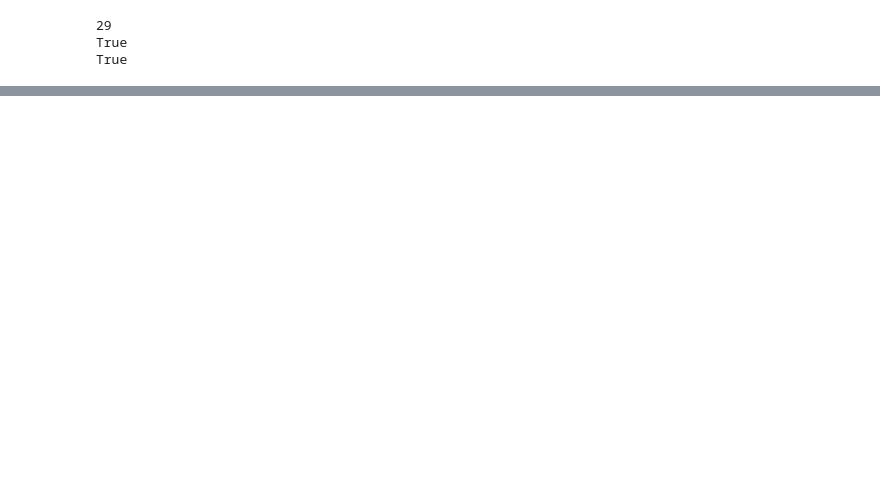
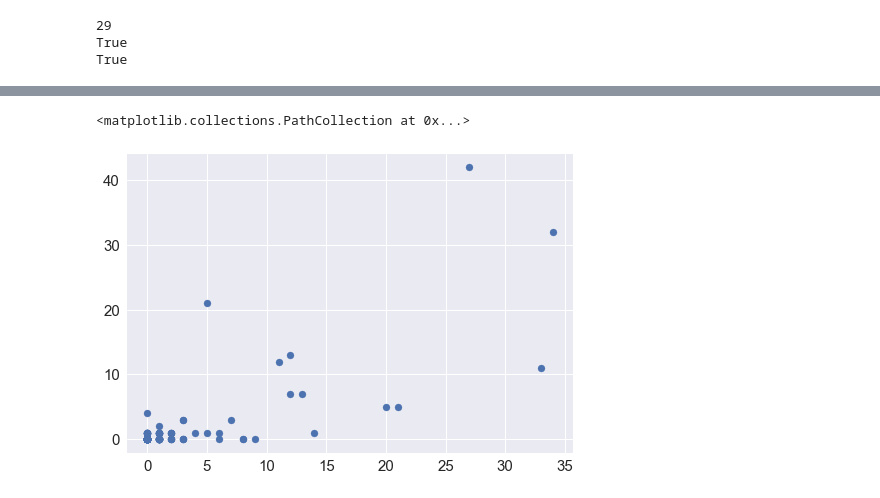
Before and after one commit to dallascard/terrorism, a Jupyter notebook: explore_articles.ipynb, the cells around one changed output, grey strips where cells are left out. Drawn from its saved outputs; the diff is of its cells as text; code cells hidden in the pictures; blank space fills up the shorter version.

```diff
--- a/explore_articles.ipynb
+++ b/explore_articles.ipynb
@@ -95,7 +123,7 @@ for index in msa_df.index:
                 text = '\n'.join(paragraphs)
                 article_dict = {'text': text, 'id': index, 'caseid': caseid, 'source': source, 'fulldate': fulldate, 'eventdate': date, 'race': race}
                 articles.append(article_dict)
-                to_save.append({'text': text, 'id': index, 'caseid': caseid, 'source': source, 'fulldate': fulldate, 'race': race, 'name': name})
+                to_save.append({'text': text, 'id': index, 'caseid': caseid, 'source': source, 'fulldate': fulldate, 'name': name})
                 if index not in articles_by_incident:
                     articles_by_incident[index] = []
                 articles_by_incident[index].append(article_dict)
@@ -569,3 +597,7 @@ print(age + "-year-old" in text)
 29
 True
 True
+# %%
+for i in msa_df.index:
+    if 'Tucson' in msa_df.loc[i, 'City']:
+        print(i, msa_df.loc[i, 'Description'])
@@ -571,0 +615,28 @@ True
+# %%
+# make a copy of original dataframe
+msa_df_copy = pd.DataFrame(msa_df.values, index=msa_df.index, columns=msa_df.columns)
+msa_df_copy['n_articles'] = 0
+msa_df_copy['terrorism_or_terrorist'] = 0
+msa_df_copy['muslim_or_islam'] = 0
+msa_df_copy['mental'] = 0
+
+for i in df_out.index:
+    row = df_out.loc[i]
+    df_index = row['df_index']
+    if row['prop_names_found'] > 0 or row['age_found'] or row['city_found']:
+        msa_df_copy.loc[df_index, 'n_articles'] += 1
+
+        text = row['article'].lower()
+        if 'terrorism' in text or 'terrorist' in text:
+            msa_df_copy.loc[df_index, 'terrorism_or_terrorist'] += 1
+        if 'islam' in text or 'muslim' in text:
+            msa_df_copy.loc[df_index, 'muslim_or_islam'] += 1
+        if 'mental' in text:
+            msa_df_copy.loc[df_index, 'mental'] += 1
+
+temp = msa_df_copy[(msa_df_copy['terrorism_or_terrorist'] < 50)]
+
+plt.scatter(temp['terrorism_or_terrorist'], temp['muslim_or_islam'])
+# %% [output]
+<matplotlib.collections.PathCollection at 0x...>
+[figure, added]
```
Also changed, not shown: parts of 4 cells of this notebook, 7 other files.
